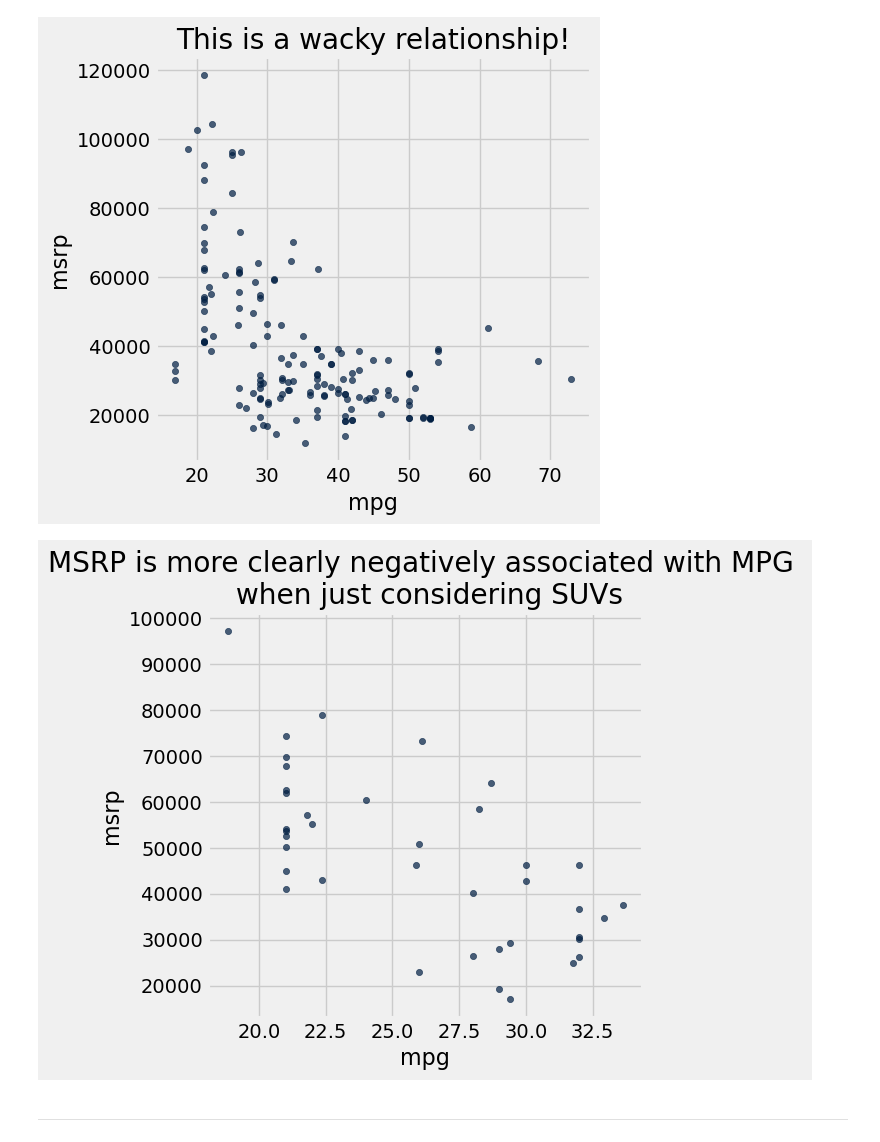
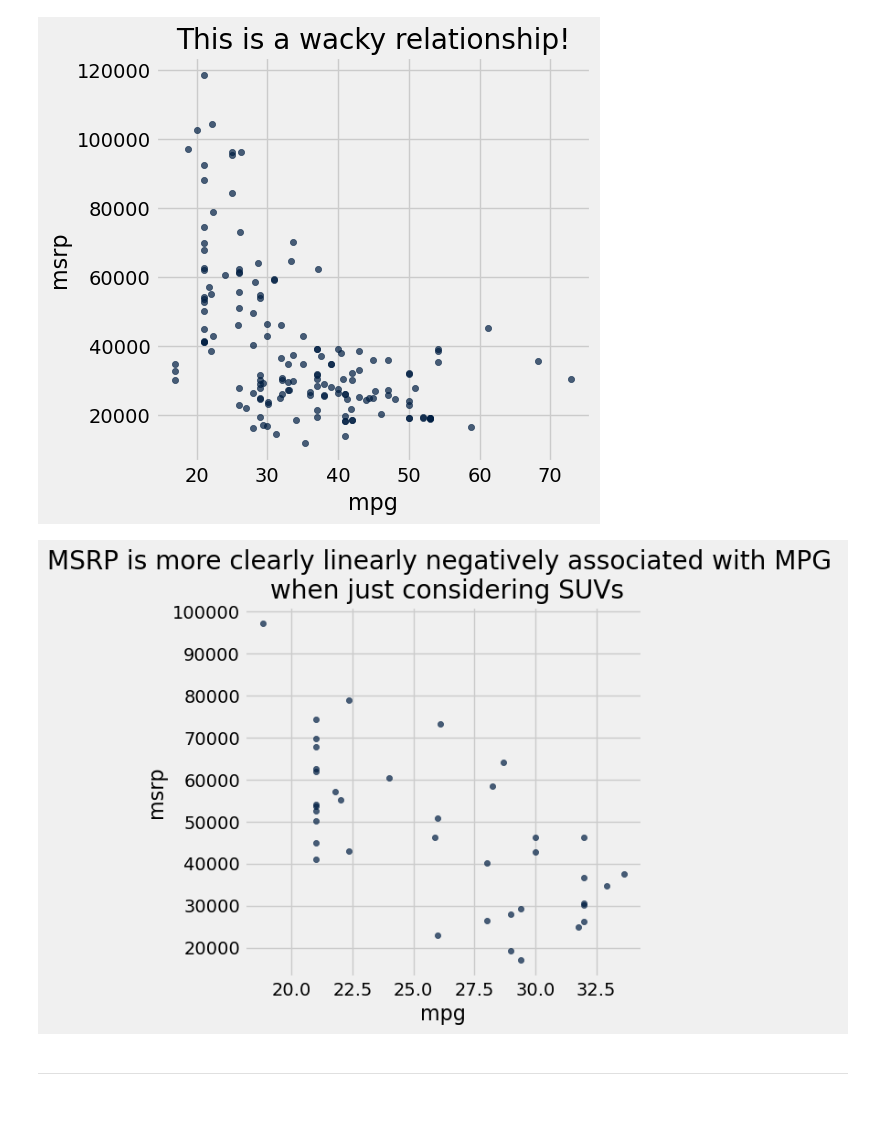
Before and after one commit to data-8/materials-fa24, a Jupyter notebook: lec/lec29/lec29.ipynb, the cells around one changed output. Cells and saved outputs as stored; diff of their text form; code cells hidden in the pictures; blank space fills up the shorter version.

```diff
--- a/lec/lec29/lec29.ipynb
+++ b/lec/lec29/lec29.ipynb
@@ -132,3 +138 @@ hybrid.sample().show(6)
 ... (147 rows omitted)
-# %%
-hybrid.sort('msrp', descending=True).show(6)
@@ -165,9 +160,9 @@ plots.title('This is a wacky relationship!');
 [figure]
 # %%
 suv.scatter('mpg', 'msrp')
-plots.title("MSRP is more clearly negatively associated with MPG \n when just considering SUVs");
+plots.title("MSRP is more clearly linearly negatively associated with MPG \n when just considering SUVs");
 # %% [output]
-[figure, old version]
+[figure, new version]
 # %% [markdown]
 _______
 # %%
```
Also changed, not shown: parts of 51 cells of this notebook.
